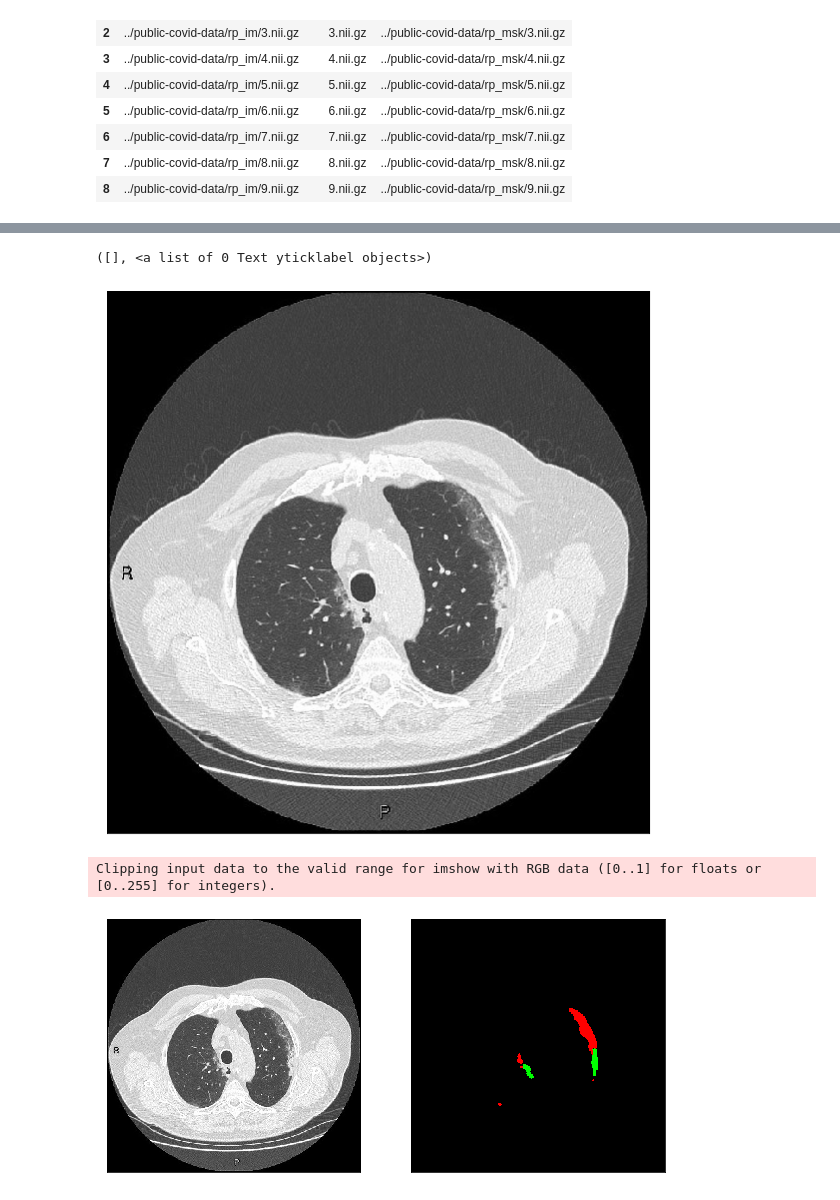
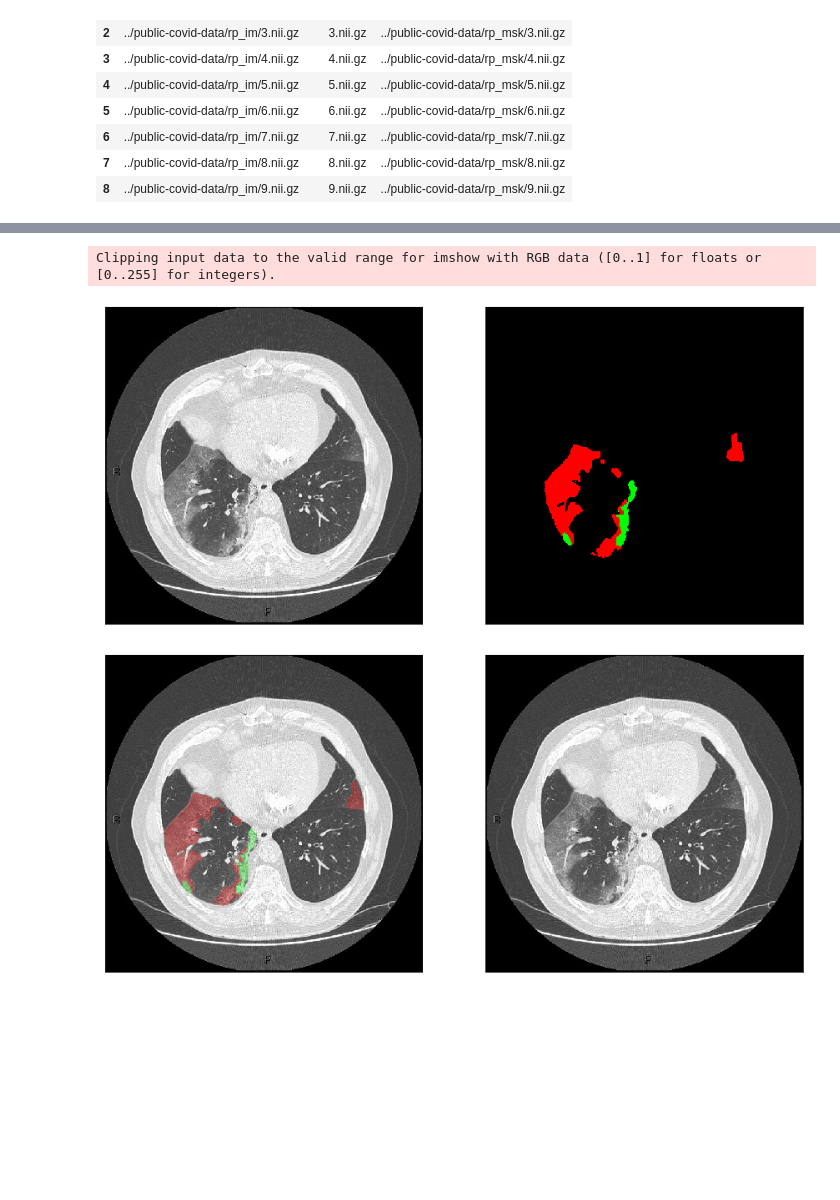
Before and after one commit to MoTo-LaBo/Python-data-science, a Jupyter notebook: CT visualization/CTVisualization.ipynb, the cells around one changed output, grey strips where cells are left out. Cells and saved outputs as stored; diff of their text form; code cells hidden in the pictures; blank space fills up the shorter version.

Commit message:
CT image add

```diff
--- a/CT visualization/CTVisualization.ipynb
+++ b/CT visualization/CTVisualization.ipynb
@@ -57,24 +44,33 @@ Clipping input data to the valid range for imshow with RGB data ([0..1] for floa
 # %%
+# mask data を RGB にする （script file からの読み込み） / ctvis.label_color()
+p = df['FilePathMask'].iloc[0]
+seg_data = ctvis.load_nifti(p)
+mask_color = ctvis.label_color(seg_data)
+
 # HUをgrayに変換する （script file からの読み込み） / ctvis.hu_to_gray()
 index = 0
 volume = ctvis.load_nifti(df.iloc[index]['FilePathImage'])
 mask = ctvis.load_nifti(df.iloc[index]['FilePathMask'])
 mask_color = ctvis.label_color(mask)
 volume_gray = ctvis.hu_to_gray(volume)
-plt.figure(figsize=(10, 10))
-plt.imshow(volume_gray[:, :, 10])
-plt.xticks(ticks=[])
-plt.yticks(ticks=[])
+
+data = [volume_gray[:, :, 30], mask_color[:, :, 30]]
+fig, axes = plt.subplots(1, 2, figsize=(15, 15))
+for idx, i in enumerate(data):
+    axes[idx].imshow(i, cmap='gray')
+    axes[idx].set_xticks(ticks=[])  # 横軸のメモリを消す
+    axes[idx].set_yticks(ticks=[])  # 縦軸のメモリを消す
 # %% [output]
-([], <a list of 0 Text yticklabel objects>)
+Clipping input data to the valid range for imshow with RGB data ([0..1] for floats or [0..255] for integers).
-[figure, old version]
+[figure, new version]
 # %%
-data = [volume_gray[:, :, 10], mask_color[:, :, 10]]
-fig, axes = plt.subplots(1, 2, figsize=(10, 10))
+# Overlay(CTとアノテーションの重ね合わせ) : （script file からの読み込み） / overlay()
+overlayed = ctvis.overlay(volume_gray, mask, mask_color, alpha=0.3)
+data = [overlayed[:, :, 30], volume_gray[:, :, 30]]
+fig, axes = plt.subplots(1, 2, figsize=(15, 15))
 for idx, i in enumerate(data):
     axes[idx].imshow(i, cmap='gray')
     axes[idx].set_xticks(ticks=[])  # 横軸のメモリを消す
     axes[idx].set_yticks(ticks=[])  # 縦軸のメモリを消す
 # %% [output]
-Clipping input data to the valid range for imshow with RGB data ([0..1] for floats or [0..255] for integers).
-[figure, old version]
+[figure, new version]
```
Also changed, not shown: parts of 3 cells of this notebook.
